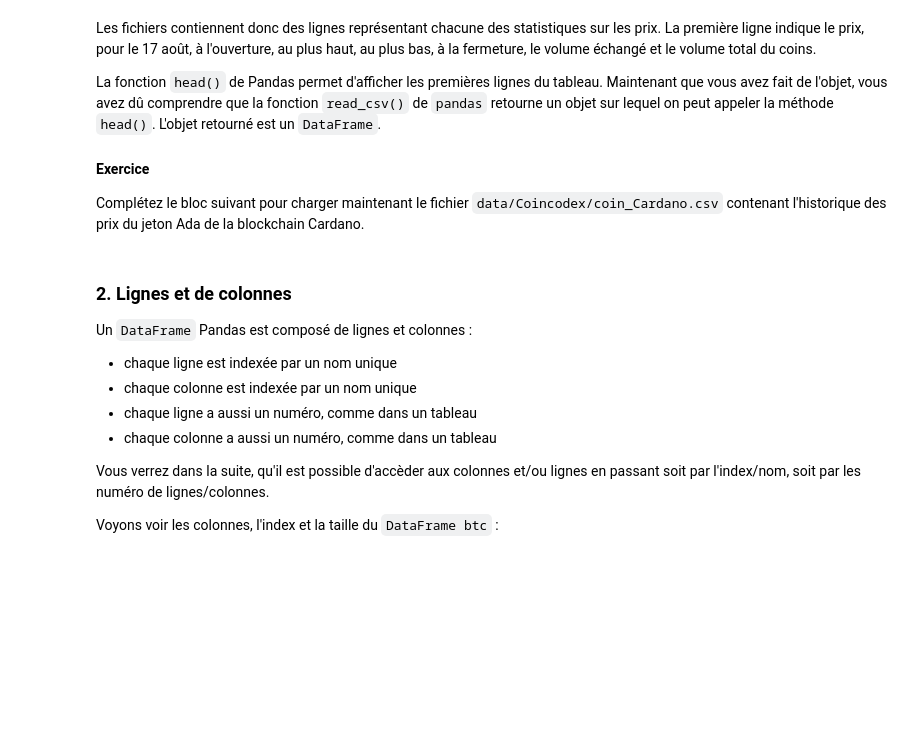
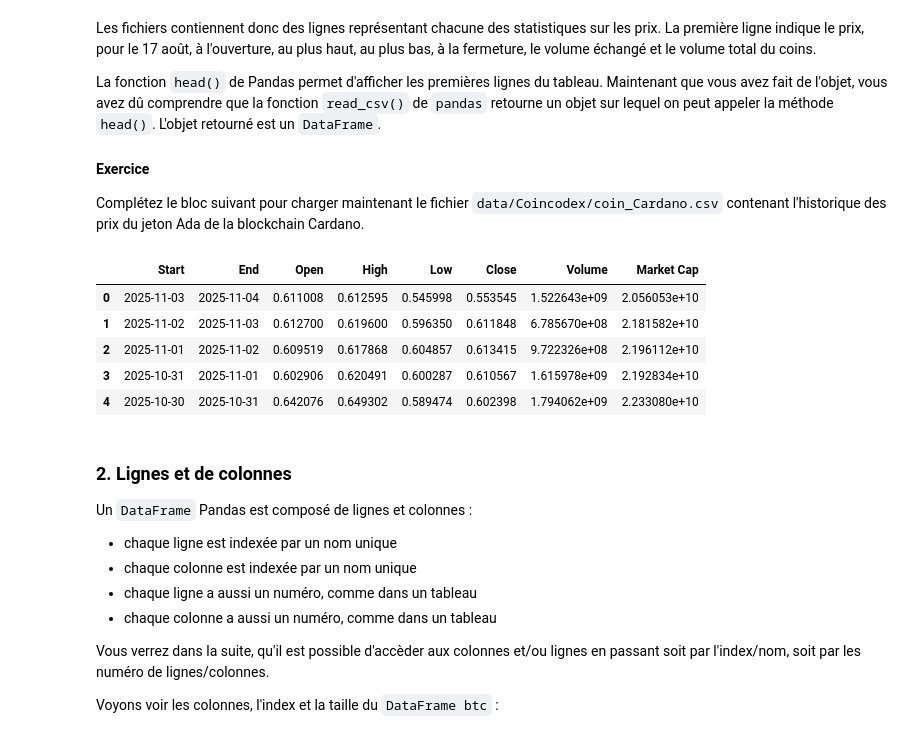
Before and after one commit to Meety004/PT_INFO, a Jupyter notebook: peip-trader-main/03 - Pandas.ipynb, the cells around one changed output. Cells and saved outputs as stored; diff of their text form; code cells hidden in the pictures; blank space fills up the shorter version.

```diff
--- a/peip-trader-main/03 - Pandas.ipynb
+++ b/peip-trader-main/03 - Pandas.ipynb
@@ -57,3 +53,13 @@ Complétez le bloc suivant pour charger maintenant le fichier `data/Coincodex/co
+# %%
+btc = pd.read_csv('./data/Coincodex/coin_Cardano.csv', sep=',')
+btc.head()
+# %% [output]
+|  | Start | End | Open | High | Low | Close | Volume | Market Cap |
+| 0 | 2025-11-03 | 2025-11-04 | 0.611008 | 0.612595 | 0.545998 | 0.553545 | 1.522643e+09 | 2.056053e+10 |
+| 1 | 2025-11-02 | 2025-11-03 | 0.612700 | 0.619600 | 0.596350 | 0.611848 | 6.785670e+08 | 2.181582e+10 |
+| 2 | 2025-11-01 | 2025-11-02 | 0.609519 | 0.617868 | 0.604857 | 0.613415 | 9.722326e+08 | 2.196112e+10 |
+| 3 | 2025-10-31 | 2025-11-01 | 0.602906 | 0.620491 | 0.600287 | 0.610567 | 1.615978e+09 | 2.192834e+10 |
+| 4 | 2025-10-30 | 2025-10-31 | 0.642076 | 0.649302 | 0.589474 | 0.602398 | 1.794062e+09 | 2.233080e+10 |
 # %% [markdown]
 ### 2. Lignes et de colonnes
 
```
Also changed, not shown: parts of 38 cells of this notebook.
